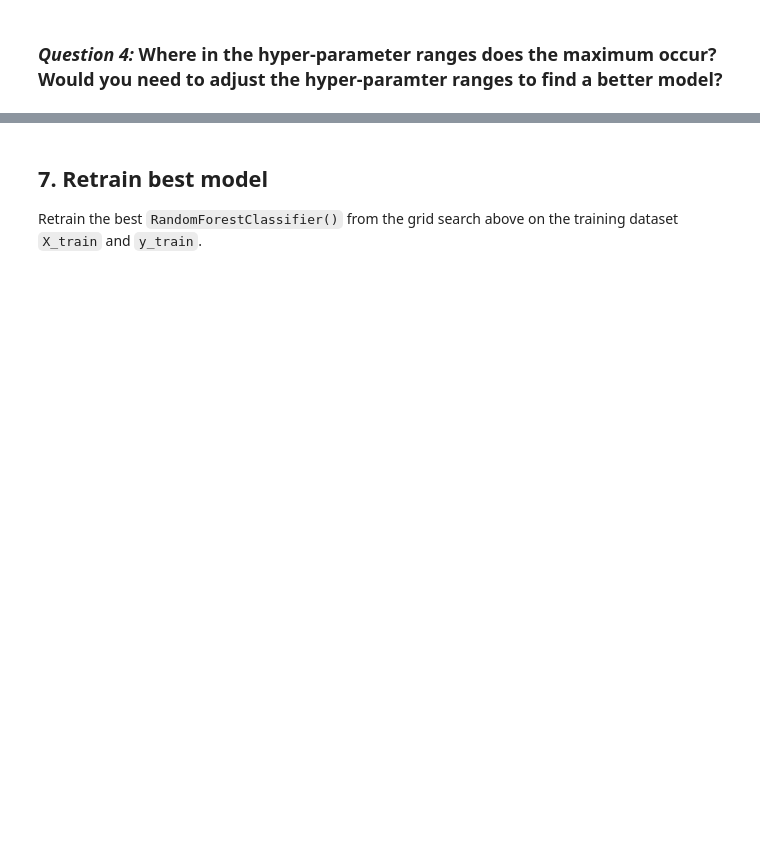
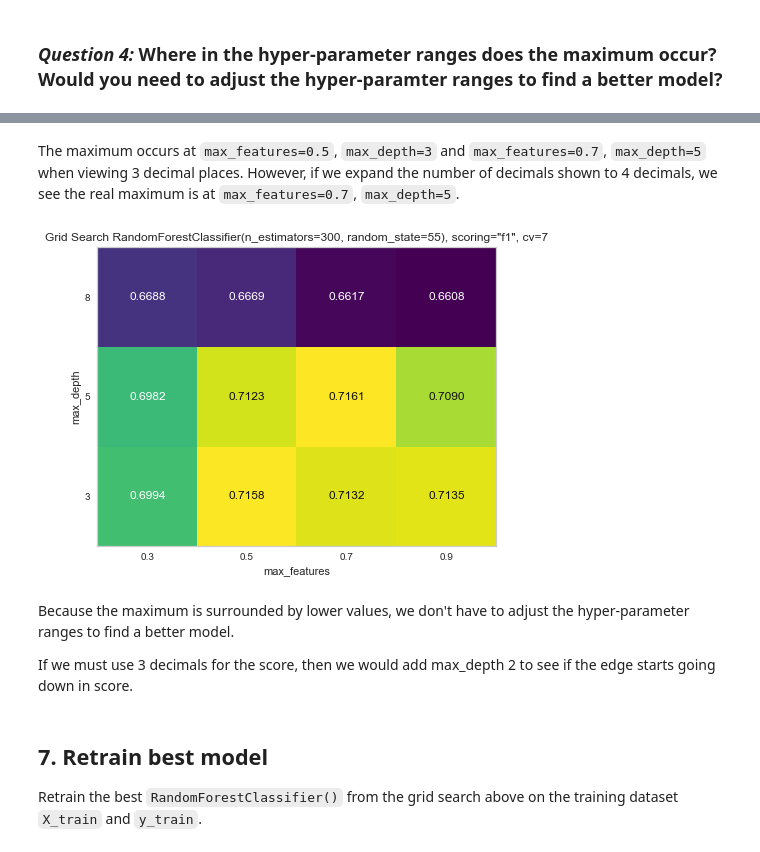
Before and after one commit to m-metz/ensf611-machine-learning-assignment4-m-metz, a Jupyter notebook: lab4.ipynb, the cells around one changed output, grey strips where cells are left out. Cells and saved outputs as stored; diff of their text form; code cells hidden in the pictures; blank space fills up the shorter version.

```diff
--- a/lab4.ipynb
+++ b/lab4.ipynb
@@ -320,3 +374,15 @@ training score= 0.719; validation score=0.716
+# %% [markdown]
+The maximum occurs at `max_features=0.5`, `max_depth=3` and `max_features=0.7`, `max_depth=5` when viewing 3 decimal places. However, if we expand the number of decimals shown to 4 decimals, we see the real maximum is at `max_features=0.7`, `max_depth=5`.
+# %%
+plt.title("Grid Search RandomForestClassifier(n_estimators=300, random_state=55), scoring=\"f1\", cv=7")
+
+plot_grid_search_results(grid_search, score_fmt="%0.4f")
+# %% [output]
+[figure, added]
+# %% [markdown]
+Because the maximum is surrounded by lower values, we don't have to adjust the hyper-parameter ranges to find a better model.
+
+If we must use 3 decimals for the score, then we would add max_depth 2 to see if the edge starts going down in score.
 # %% [markdown]
 ## 7. Retrain best model
 Retrain the best `RandomForestClassifier()` from the grid search above on the training dataset `X_train` and `y_train`.
```
Also changed, not shown: parts of 28 cells of this notebook.
